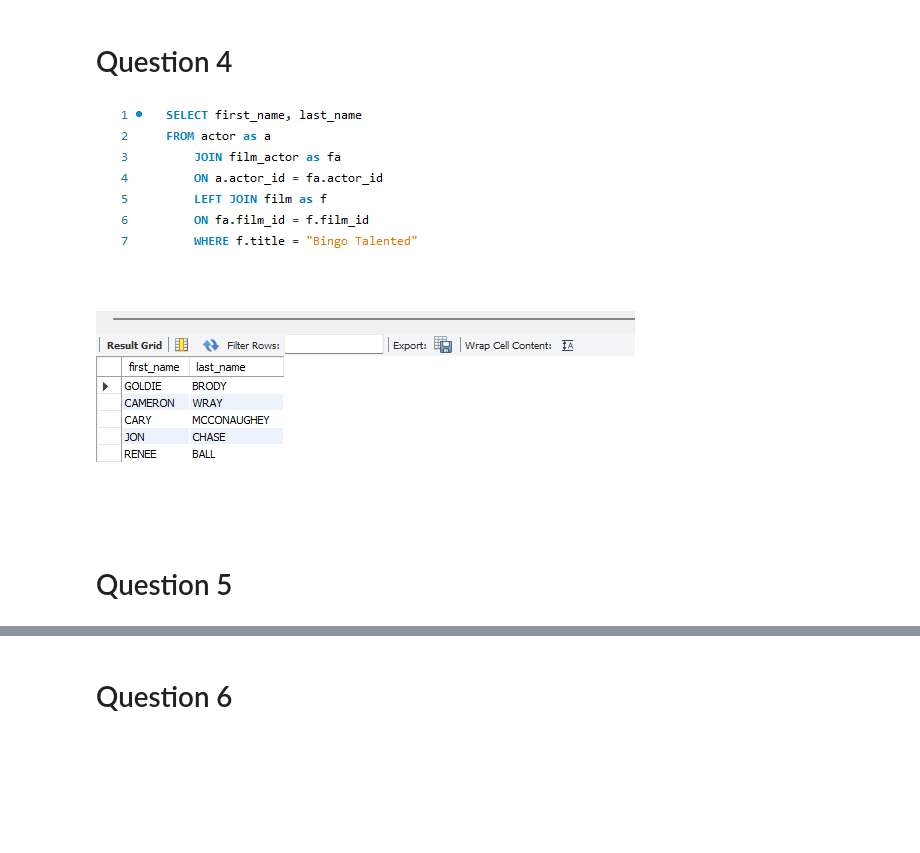
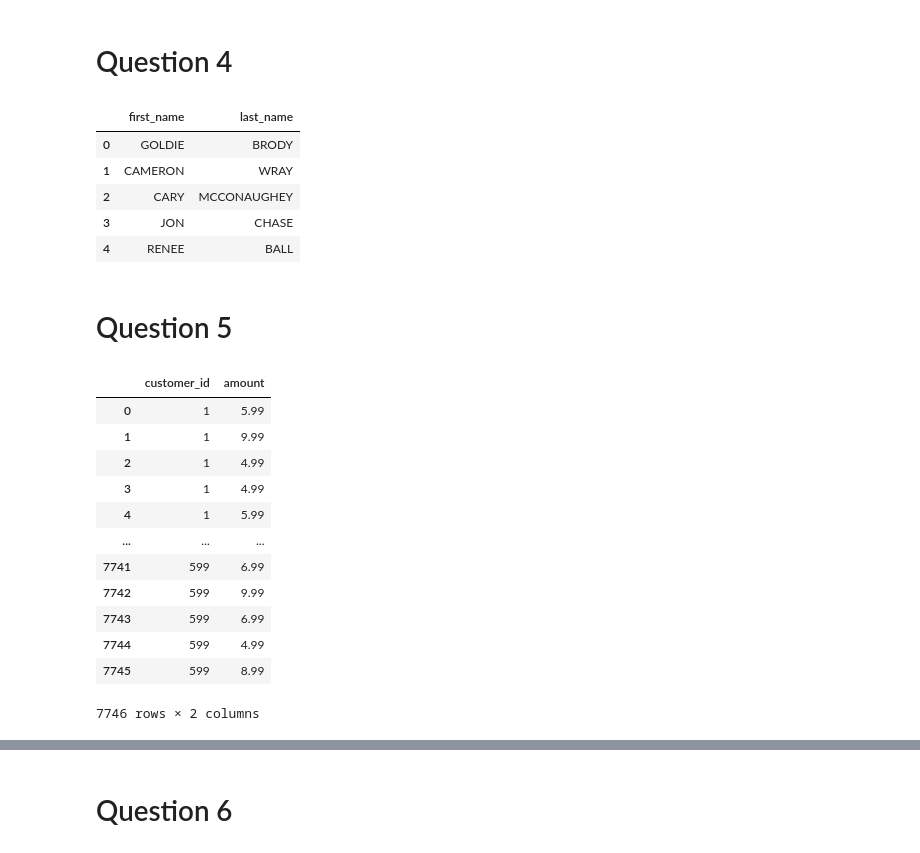
Before and after one commit to joeneb24/QueriesSakilaCoreAssignment, a Jupyter notebook: QueriesSakilaCoreAssignment.ipynb, the cells around one changed output, grey strips where cells are left out. Saved outputs shown, nothing was run; the diff lists cells and outputs as text; code cells hidden in the pictures; blank space fills up the shorter version.

```diff
--- a/QueriesSakilaCoreAssignment.ipynb
+++ b/QueriesSakilaCoreAssignment.ipynb
@@ -35,20 +115,43 @@ FROM film as f
 # %% [markdown]
 # Question 4
 # %%
+q = '''
 SELECT first_name, last_name
 FROM actor as a
 	JOIN film_actor as fa
 	ON a.actor_id = fa.actor_id
 	LEFT JOIN film as f
 	ON fa.film_id = f.film_id
-	WHERE f.title = "Bingo Talented"
+	WHERE f.title = "Bingo Talented"'''
+pd.read_sql(q,engine)
+# %% [output]
+|  | first_name | last_name |
+| 0 | GOLDIE | BRODY |
+| 1 | CAMERON | WRAY |
+| 2 | CARY | MCCONAUGHEY |
+| 3 | JON | CHASE |
+| 4 | RENEE | BALL |
-# %% [markdown]
-![image.png](attachment:image.png)
 # %% [markdown]
 # Question 5
 # %%
+q = '''
 SELECT customer_id, amount
 FROM payment
 WHERE amount >
 	(SELECT AVG(amount)
-    FROM payment);
+    FROM payment);'''
+pd.read_sql(q,engine)
+# %% [output]
+|  | customer_id | amount |
+| 0 | 1 | 5.99 |
+| 1 | 1 | 9.99 |
+| 2 | 1 | 4.99 |
+| 3 | 1 | 4.99 |
+| 4 | 1 | 5.99 |
+| ... | ... | ... |
+| 7741 | 599 | 6.99 |
+| 7742 | 599 | 9.99 |
+| 7743 | 599 | 6.99 |
+| 7744 | 599 | 4.99 |
+| 7745 | 599 | 8.99 |
+7746 rows × 2 columns
```
Also changed, not shown: parts of 13 cells of this notebook.
